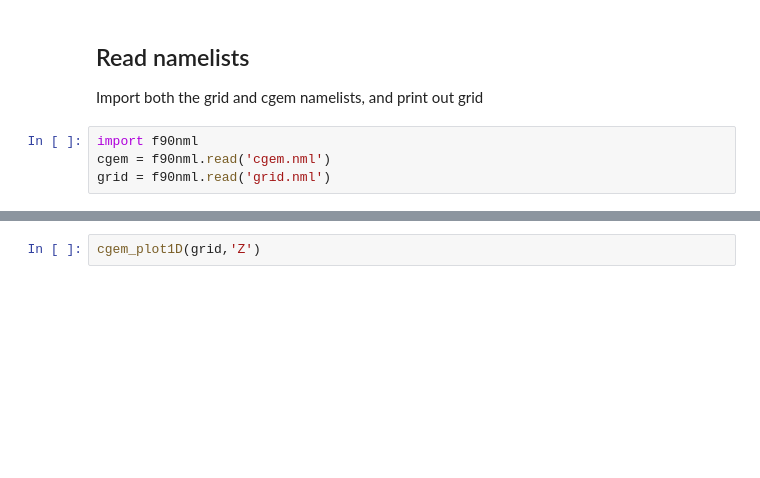
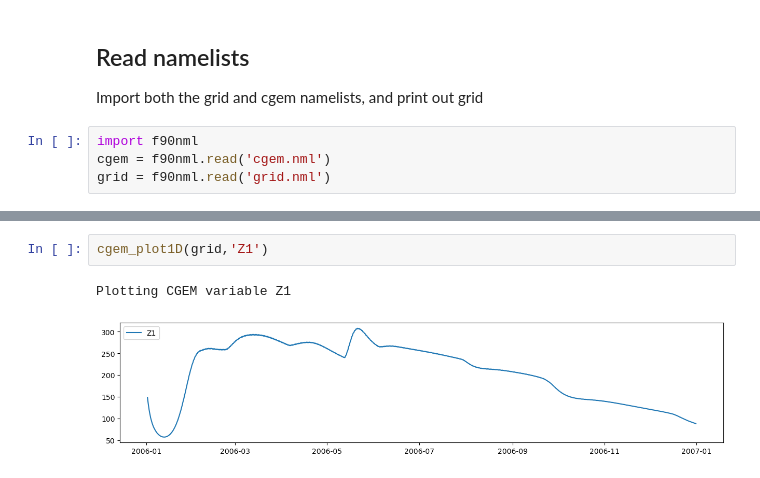
Before and after one commit to OyBcSt/cgem-schism, a Jupyter notebook: cgem_check.ipynb, the cells around one changed output, grey strips where cells are left out. Cells and saved outputs as stored; diff of their text form; blank space fills up the shorter version.

```diff
--- a/cgem_check.ipynb
+++ b/cgem_check.ipynb
@@ -26,2 +53,5 @@ cgem_plot1D(grid,'Qp')
 # %%
-cgem_plot1D(grid,'Z')
+cgem_plot1D(grid,'Z1')
+# %% [output]
+Plotting CGEM variable Z1
+[figure, added]
```
Also changed, not shown: parts of 25 cells of this notebook.
